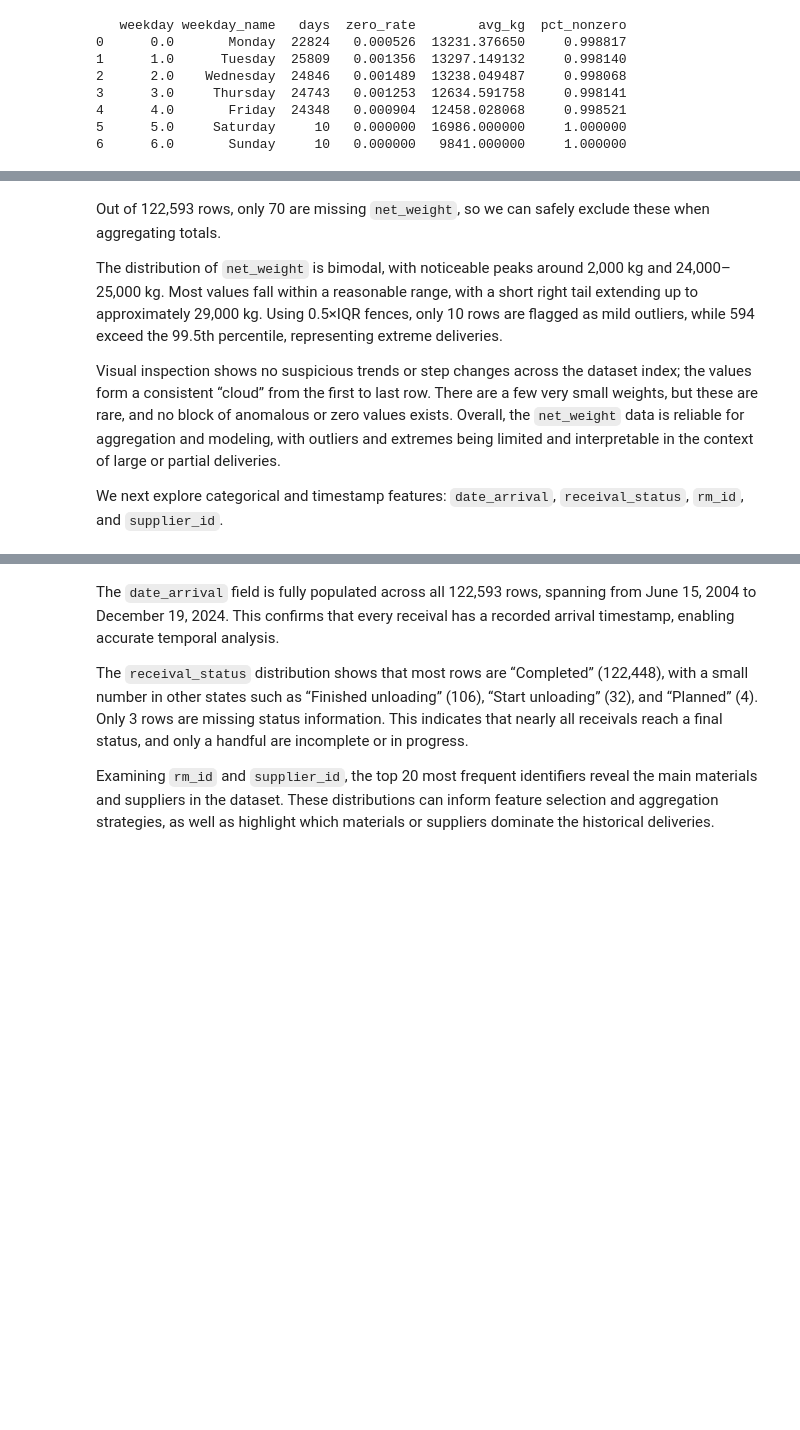
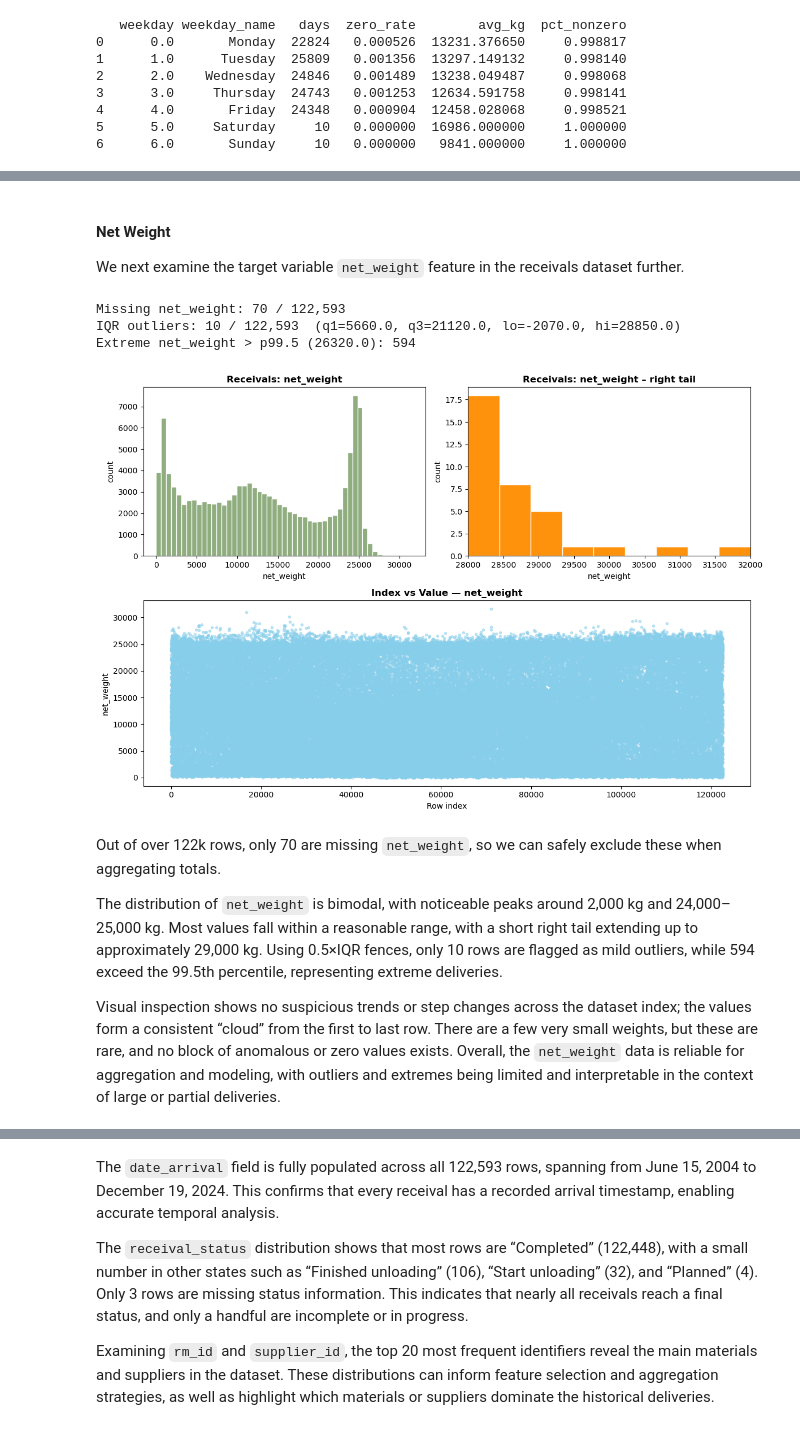
Before and after one commit to siljehj/ML_project, a Jupyter notebook: Report.ipynb, the cells around one changed output, grey strips where cells are left out. Saved outputs shown, nothing was run; the diff lists cells and outputs as text; code cells hidden in the pictures; blank space fills up the shorter version.

```diff
--- a/Report.ipynb
+++ b/Report.ipynb
@@ -726,8 +649,74 @@ Extreme net_weight > p99.5: 594
+# %% [markdown]
+#### **Net Weight**
+
+We next examine the target variable `net_weight` feature in the receivals dataset further.
+# %%
+import pandas as pd
+import matplotlib.pyplot as plt
+
+recv4 = receivals.copy()
+
+# --- Missing values ---
+missing_count = recv4["net_weight"].isna().sum()
+total_rows = len(recv4)
+print(f"Missing net_weight: {missing_count:,} / {total_rows:,}")
+
+# --- Outlier detection (IQR method) ---
+x = pd.to_numeric(recv4["net_weight"], errors="coerce")
+q1, q3 = x.quantile([0.25, 0.75])
+iqr = q3 - q1
+lo, hi = q1 - 0.5 * iqr, q3 + 0.5 * iqr  # relaxed 0.5×IQR rule
+
+mask_iqr = (x < lo) | (x > hi)
+n_outliers = mask_iqr.sum()
+p995 = x.quantile(0.995)
+n_extreme = (x > p995).sum()
+
+print(f"IQR outliers: {n_outliers:,} / {total_rows:,}  (q1={q1:.1f}, q3={q3:.1f}, lo={lo:.1f}, hi={hi:.1f})")
+print(f"Extreme net_weight > p99.5 ({p995:.1f}): {n_extreme:,}")
+
+# --- Figure layout: two histograms side by side, scatter below ---
+fig = plt.figure(figsize=(12, 8))
+gs = fig.add_gridspec(2, 2, height_ratios=[1, 1.1])
+ax1 = fig.add_subplot(gs[0, 0])
+ax2 = fig.add_subplot(gs[0, 1])
+ax3 = fig.add_subplot(gs[1, :])
+
+# --- Plot 1: Full histogram ---
+ax1.hist(
+    x, bins="fd",
+    color="#89a978", edgecolor="white", alpha=0.95
+)
+ax1.set_title("Receivals: net_weight", weight="bold")
+ax1.set_xlabel("net_weight")
+ax1.set_ylabel("count")
+
+# --- Plot 2: Right tail zoom ---
+ax2.hist(
+    x, bins="fd",
+    color="darkorange", edgecolor="white", alpha=0.95, range=(28000, 32000)
+)
+ax2.set_title("Receivals: net_weight – right tail", weight="bold")
+ax2.set_xlabel("net_weight")
+ax2.set_ylabel("count")
+ax2.set_xlim(28000, 32000)
+
+# --- Plot 3: Index vs value scatter ---
+ax3.plot(x, ".", color="#87CEEB", alpha=0.5)
+ax3.set_title("Index vs Value — net_weight", weight="bold")
+ax3.set_xlabel("Row index")
+ax3.set_ylabel("net_weight")
+
+plt.tight_layout()
+plt.show()
+# %% [output]
+Missing net_weight: 70 / 122,593
+IQR outliers: 10 / 122,593  (q1=5660.0, q3=21120.0, lo=-2070.0, hi=28850.0)
+Extreme net_weight > p99.5 (26320.0): 594
+[figure, added]
 # %% [markdown]
-Out of 122,593 rows, only 70 are missing `net_weight`, so we can safely exclude these when aggregating totals.
+Out of over 122k rows, only 70 are missing `net_weight`, so we can safely exclude these when aggregating totals.
 
 The distribution of `net_weight` is bimodal, with noticeable peaks around 2,000 kg and 24,000–25,000 kg. Most values fall within a reasonable range, with a short right tail extending up to approximately 29,000 kg. Using 0.5×IQR fences, only 10 rows are flagged as mild outliers, while 594 exceed the 99.5th percentile, representing extreme deliveries.
 
 Visual inspection shows no suspicious trends or step changes across the dataset index; the values form a consistent “cloud” from the first to last row. There are a few very small weights, but these are rare, and no block of anomalous or zero values exists. Overall, the `net_weight` data is reliable for aggregation and modeling, with outliers and extremes being limited and interpretable in the context of large or partial deliveries.
-
-We next explore categorical and timestamp features: `date_arrival`, `receival_status`, `rm_id`, and `supplier_id`.
```
Also changed, not shown: parts of 33 cells of this notebook.
